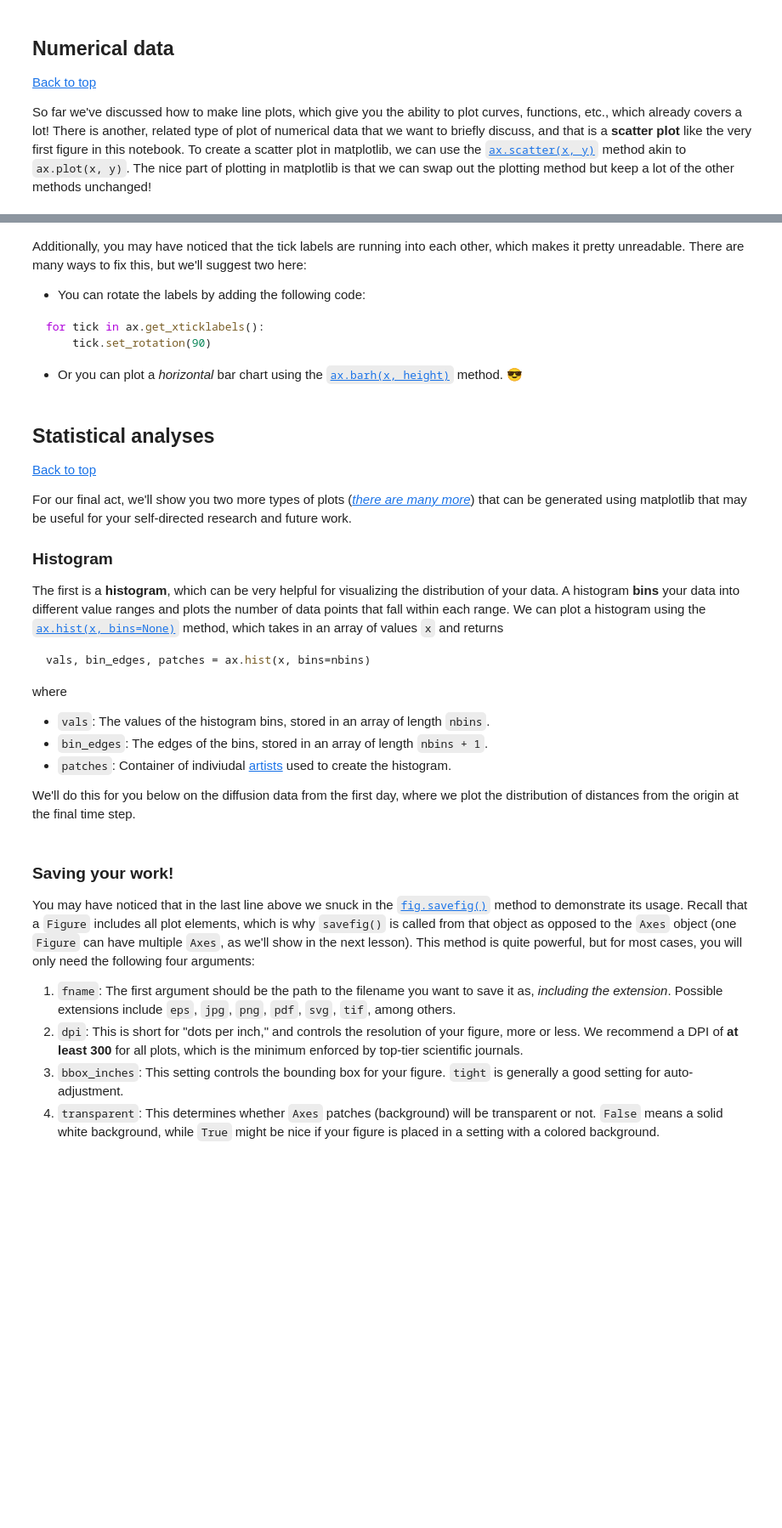
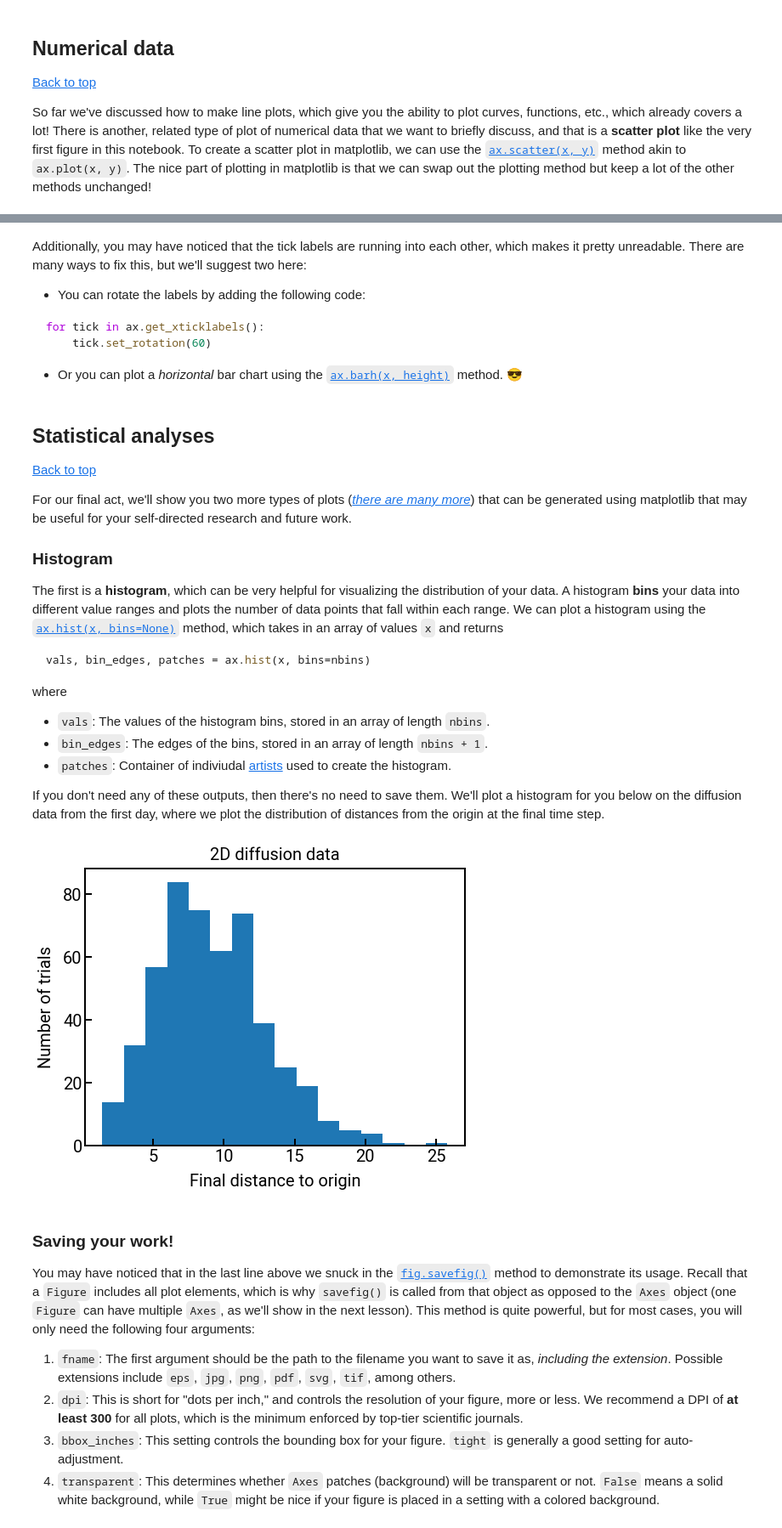
Before and after one commit to enze-chen/mi-book-2021, a Jupyter notebook: week_1/03/data_viz_blank.ipynb, the cells around one changed output, grey strips where cells are left out. Shown at 85% size. Cells and saved outputs as stored; diff of their text form; code cells hidden in the pictures; blank space fills up the shorter version.

````diff
--- a/week_1/03/data_viz_blank.ipynb
+++ b/week_1/03/data_viz_blank.ipynb
@@ -272,7 +302,7 @@ There are many ways to fix this, but we'll suggest two here:
 
 ```python
 for tick in ax.get_xticklabels():
-    tick.set_rotation(90)
+    tick.set_rotation(60)
 ```
 
 - Or you can plot a _horizontal_ bar chart using the [`ax.barh(x, height)`](https://matplotlib.org/stable/api/_as_gen/matplotlib.axes.Axes.barh.html) method. 😎
@@ -297,20 +327,23 @@ where
 - `bin_edges`: The edges of the bins, stored in an array of length `nbins + 1`.
 - `patches`: Container of indiviudal [artists](https://matplotlib.org/stable/api/artist_api.html) used to create the histogram.
 
-We'll do this for you below on the diffusion data from the first day, where we plot the distribution of distances from the origin at the final time step.
+If you don't need any of these outputs, then there's no need to save them.
+We'll plot a histogram for you below on the diffusion data from the first day, where we plot the distribution of distances from the origin at the final time step.
 # %%
 data = np.load('../../assets/data/week_1/01/lattice_diffusion.npy')
 distances = np.linalg.norm(data, axis=2)    # compute distances to origin
 final_dists = distances[:, -1]              # get all final distances to origin
 
 fig, ax = plt.subplots(figsize=(8, 6))
-vals, bin_edges, patches = ax.hist(final_dists, bins=16)   # we store the returned values, but don't need them here
+ax.hist(final_dists, bins=16)
 ax.tick_params(labelsize=FONTSIZE)
 ax.set_xlabel('Final distance to origin', fontsize=FONTSIZE)
 ax.set_ylabel('Number of trials', fontsize=FONTSIZE)
 ax.set_title('2D diffusion data', fontsize=FONTSIZE)
 plt.show()
 fig.savefig('../../assets/fig/week_1/03/histogram.png', dpi=300, bbox_inches='tight', transparent=False)
+# %% [output]
+[figure, added]
 # %% [markdown]
 ### Saving your work!
 
````
Also changed, not shown: parts of 12 cells of this notebook, 16 other files.
